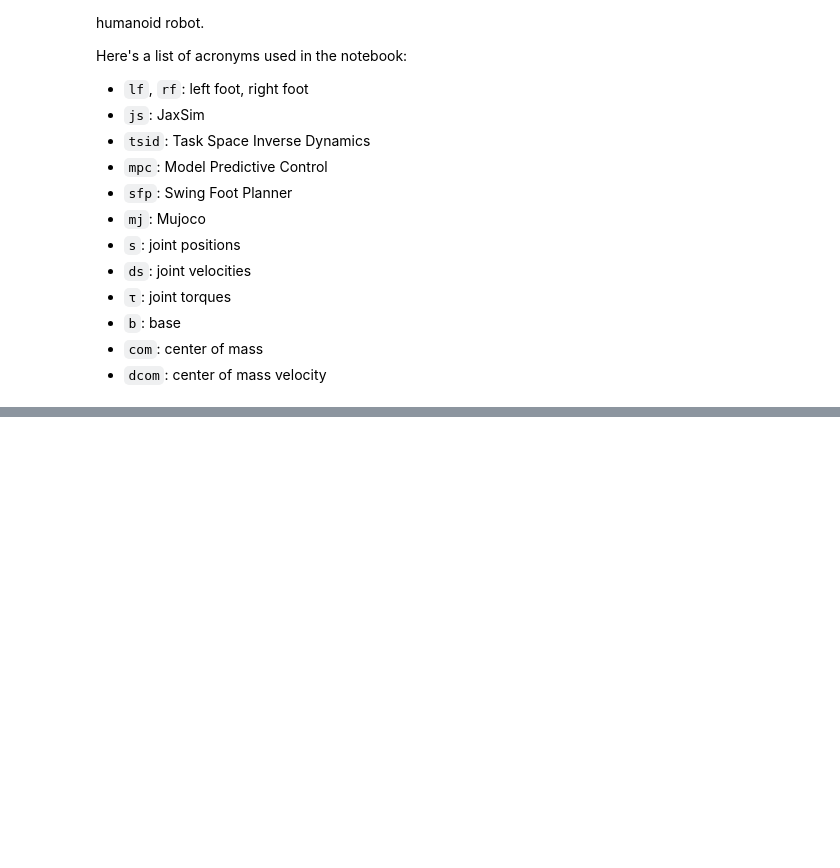
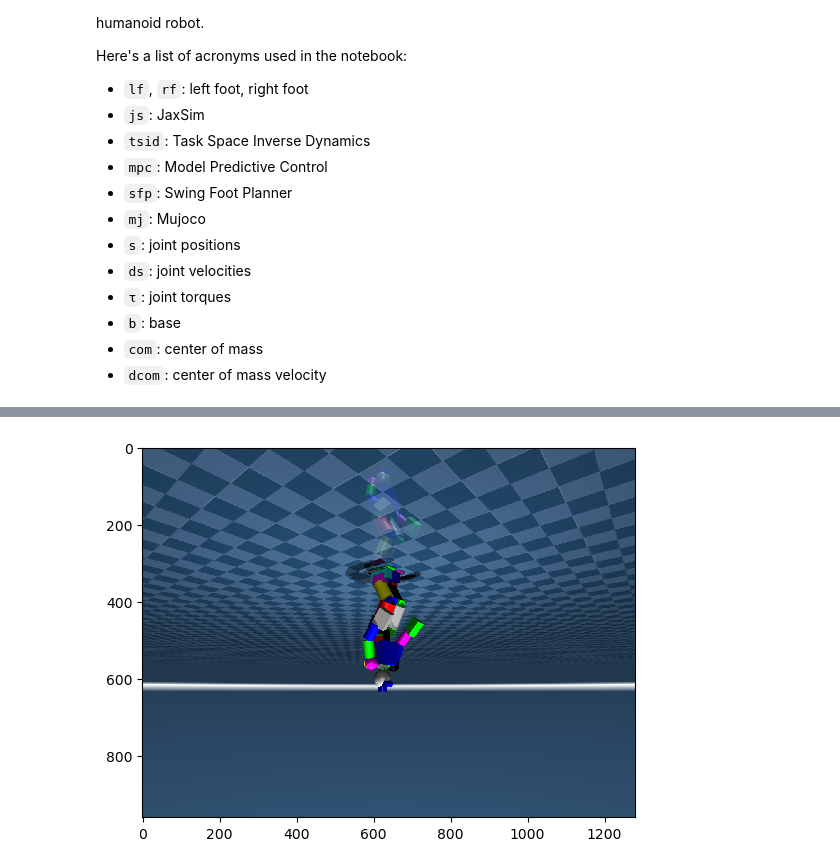
Before and after one commit to ami-iit/comodo, a Jupyter notebook: examples/jaxsim_walking.ipynb, the cells around one changed output, grey strips where cells are left out. Cells and saved outputs as stored; diff of their text form; code cells hidden in the pictures; blank space fills up the shorter version.

```diff
--- a/examples/jaxsim_walking.ipynb
+++ b/examples/jaxsim_walking.ipynb
@@ -96,7 +98,7 @@ robot_model_init.set_foot_corner(
 # ==== Set simulation parameters ====
 
 T = 6.0
-js_dt = 0.001
+js_dt = 0.002
 # %%
 # ==== Compute initial configuration ====
 
@@ -530,0 +611,2 @@ print(f"Video saved at: {filepath}")
+# %%
+s_0, xyz_rpy_0, H_b_0 = robot_model_init.compute_desired_position_walking()
@@ -530,0 +677,36 @@ print(f"Video saved at: {filepath}")
+# %%
+from jaxsim.mujoco import MujocoVideoRecorder, UrdfToMjcf, MujocoModelHelper
+%matplotlib inline
+from matplotlib import pyplot as plt
+
+mjcf_string, assets = UrdfToMjcf.convert(
+    urdf=model.built_from,
+)
+
+_mj_model_helper = MujocoModelHelper.build_from_xml(
+    mjcf_description=mjcf_string, assets=assets
+)
+
+_recorder = MujocoVideoRecorder(
+    model=_mj_model_helper.model,
+    data=_mj_model_helper.data,
+    fps=30,
+    width=320 * 4,
+    height=240 * 4,
+)
+
+
+_mj_model_helper.set_base_position(
+    position=np.array(data.base_position),
+)
+_mj_model_helper.set_base_orientation(
+    orientation=np.array(data.base_orientation()),
+)
+_mj_model_helper.set_joint_positions(
+    positions=np.array(data.joint_positions),
+    joint_names=model.joint_names(),
+)
+
+plt.imshow(_recorder.render_frame(), interpolation='nearest')
+plt.show()
+# %% [output]
@@ -530,0 +714 @@ print(f"Video saved at: {filepath}")
+[figure, added]
```
Also changed, not shown: parts of 15 cells of this notebook, 2 other files.
